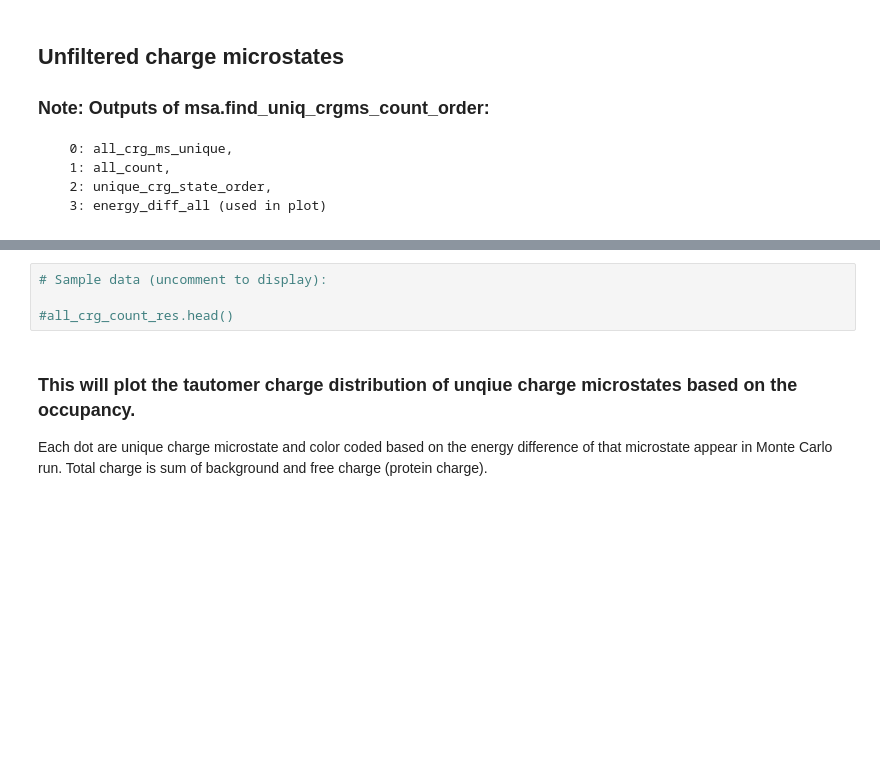
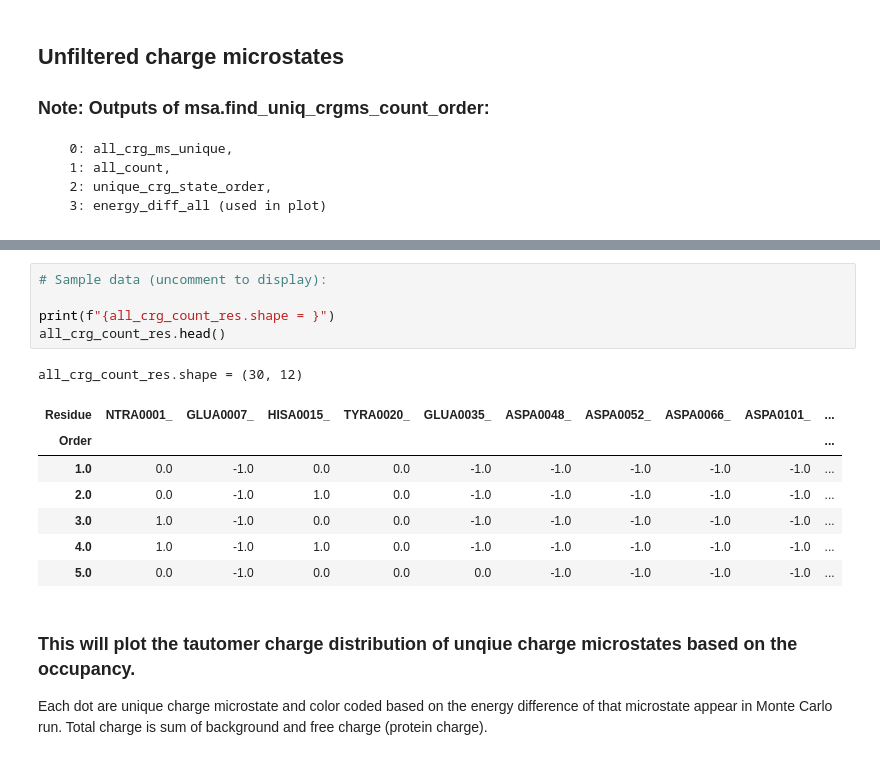
Before and after one commit to Raihancuny/python, a Jupyter notebook: microstate_analysis_code/run_cms_analysis.ipynb, the cells around one changed output, grey strips where cells are left out. Drawn from its saved outputs; the diff is of its cells as text; blank space fills up the shorter version.

```diff
--- a/microstate_analysis_code/run_cms_analysis.ipynb
+++ b/microstate_analysis_code/run_cms_analysis.ipynb
@@ -278,7 +357,17 @@ all_crg_count_res = msa.concat_crgms_dfs(crgms_files[0],
 # %%
 # Sample data (uncomment to display):
 
-#all_crg_count_res.head()
+print(f"{all_crg_count_res.shape = }")
+all_crg_count_res.head()
+# %% [output]
+all_crg_count_res.shape = (30, 12)
+| Residue | NTRA0001_ | GLUA0007_ | HISA0015_ | TYRA0020_ | GLUA0035_ | ASPA0048_ | ASPA0052_ | ASPA0066_ | ASPA0101_ | ... |
+| Order |  |  |  |  |  |  |  |  |  | ... |
+| 1.0 | 0.0 | -1.0 | 0.0 | 0.0 | -1.0 | -1.0 | -1.0 | -1.0 | -1.0 | ... |
+| 2.0 | 0.0 | -1.0 | 1.0 | 0.0 | -1.0 | -1.0 | -1.0 | -1.0 | -1.0 | ... |
+| 3.0 | 1.0 | -1.0 | 0.0 | 0.0 | -1.0 | -1.0 | -1.0 | -1.0 | -1.0 | ... |
+| 4.0 | 1.0 | -1.0 | 1.0 | 0.0 | -1.0 | -1.0 | -1.0 | -1.0 | -1.0 | ... |
+| 5.0 | 0.0 | -1.0 | 0.0 | 0.0 | 0.0 | -1.0 | -1.0 | -1.0 | -1.0 | ... |
 # %% [markdown]
 ### This will plot the tautomer charge distribution of unqiue charge microstates based on the occupancy.
 Each dot are unique charge microstate and color coded based on the energy difference of that microstate appear in Monte Carlo run. Total charge is sum of background and free charge (protein charge).
```
Also changed, not shown: parts of 32 cells of this notebook, 5 other files.
